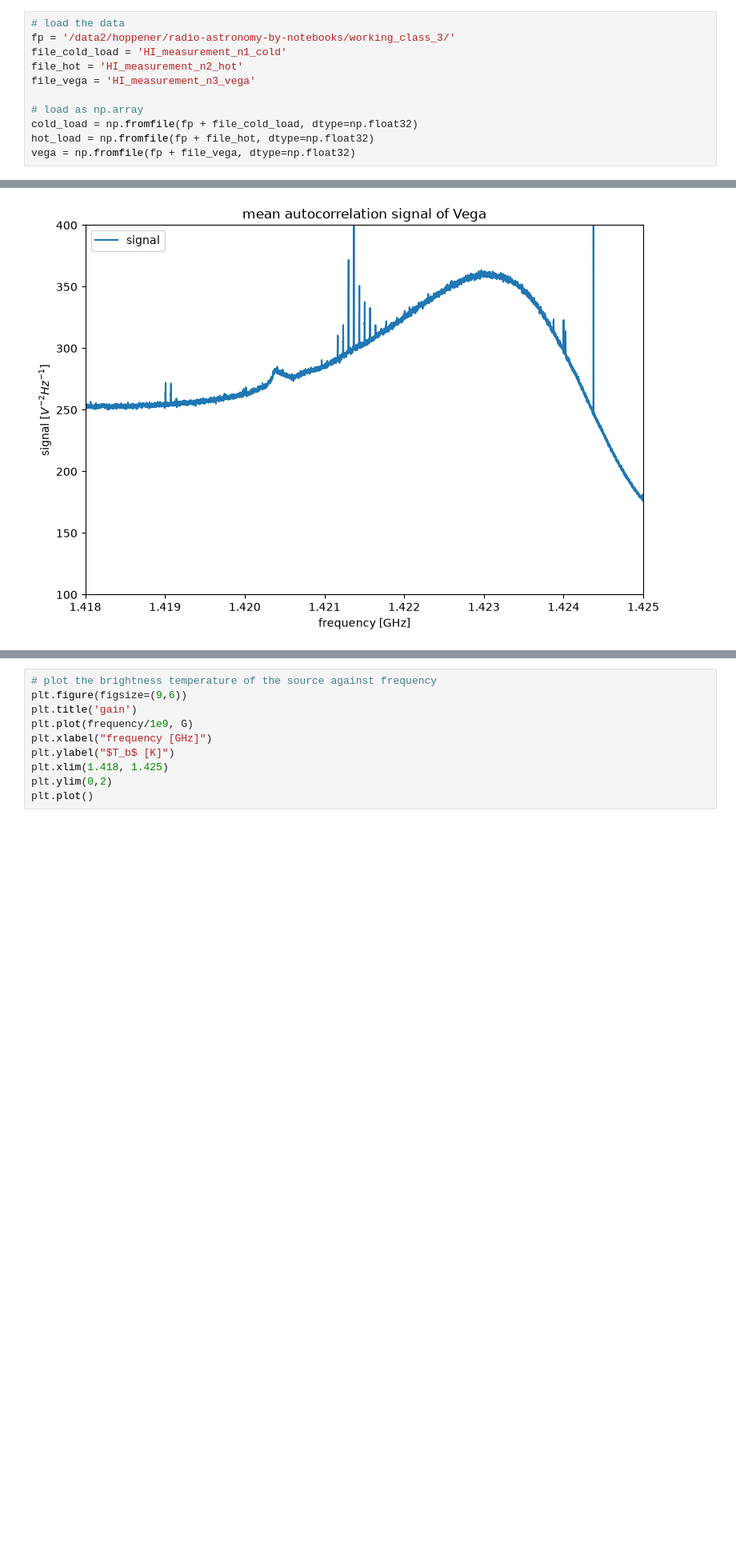
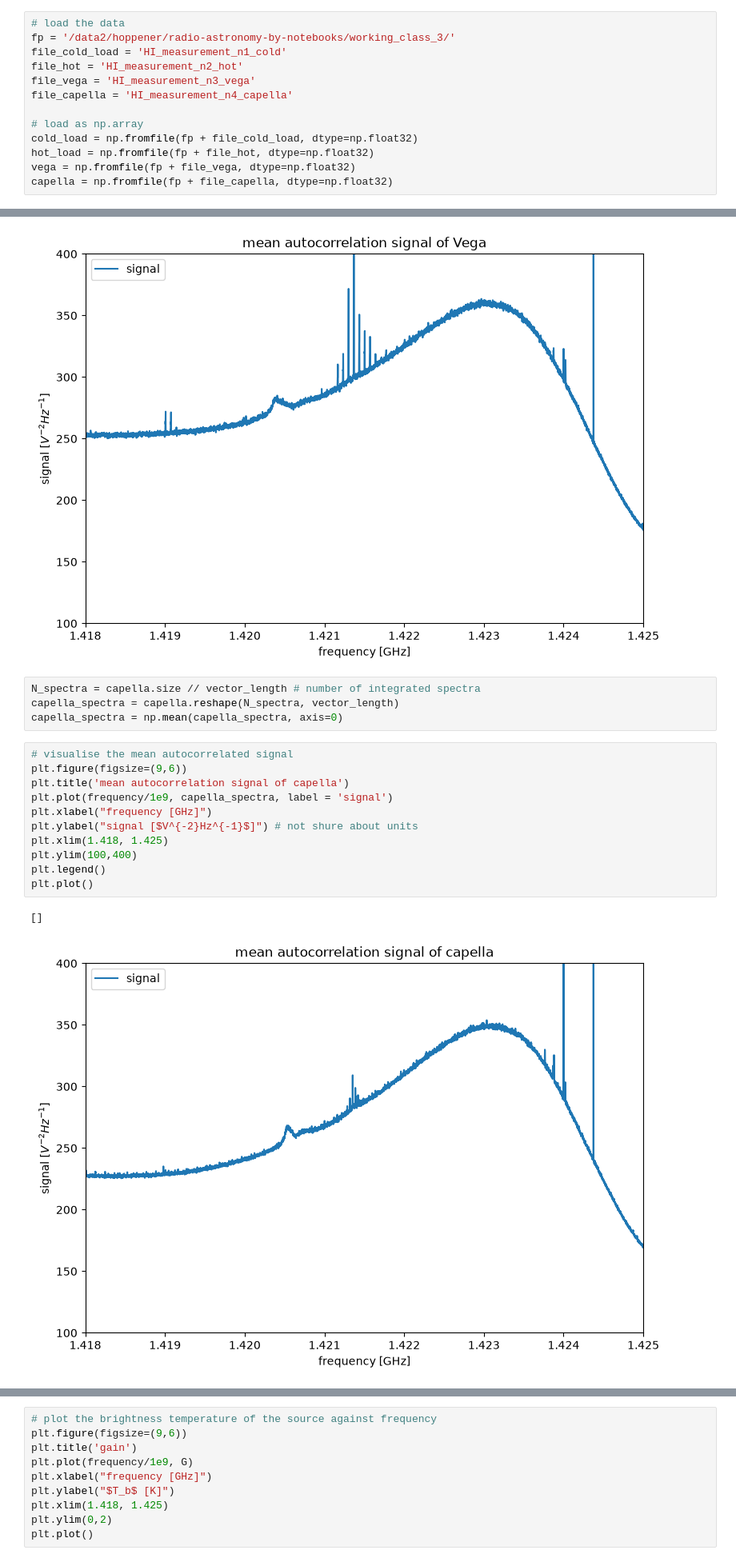
Before and after one commit to jeroenmat/Radio_astronomy, a Jupyter notebook: H1_science_data.ipynb, the cells around one changed output, grey strips where cells are left out. Shown at 80% size. Saved outputs shown, nothing was run; the diff lists cells and outputs as text; blank space fills up the shorter version.

```diff
--- a/H1_science_data.ipynb
+++ b/H1_science_data.ipynb
@@ -8,11 +8,13 @@ fp = '/data2/hoppener/radio-astronomy-by-notebooks/working_class_3/'
 file_cold_load = 'HI_measurement_n1_cold'
 file_hot = 'HI_measurement_n2_hot'
 file_vega = 'HI_measurement_n3_vega'
+file_capella = 'HI_measurement_n4_capella'
 
 # load as np.array
 cold_load = np.fromfile(fp + file_cold_load, dtype=np.float32)
 hot_load = np.fromfile(fp + file_hot, dtype=np.float32)
 vega = np.fromfile(fp + file_vega, dtype=np.float32)
+capella = np.fromfile(fp + file_capella, dtype=np.float32)
 # %%
 # define GNU radio constants
 samp_rate = 16*10**6
@@ -89,6 +80,24 @@ plt.plot()
 # %% [output]
 []
 [figure]
+# %%
+N_spectra = capella.size // vector_length # number of integrated spectra
+capella_spectra = capella.reshape(N_spectra, vector_length)
+capella_spectra = np.mean(capella_spectra, axis=0)
+# %%
+# visualise the mean autocorrelated signal
+plt.figure(figsize=(9,6))
+plt.title('mean autocorrelation signal of capella')
+plt.plot(frequency/1e9, capella_spectra, label = 'signal')
+plt.xlabel("frequency [GHz]")
+plt.ylabel("signal [$V^{-2}Hz^{-1}$]") # not shure about units
+plt.xlim(1.418, 1.425)
+plt.ylim(100,400)
+plt.legend()
+plt.plot()
+# %% [output]
+[]
+[figure, added]
 # %%
 # Y-factor calibration (formula's from essential radio astronomy book)
 T_hot = 295 # temperature of the microwave absorber
```
Also changed, not shown: parts of 6 cells of this notebook.
